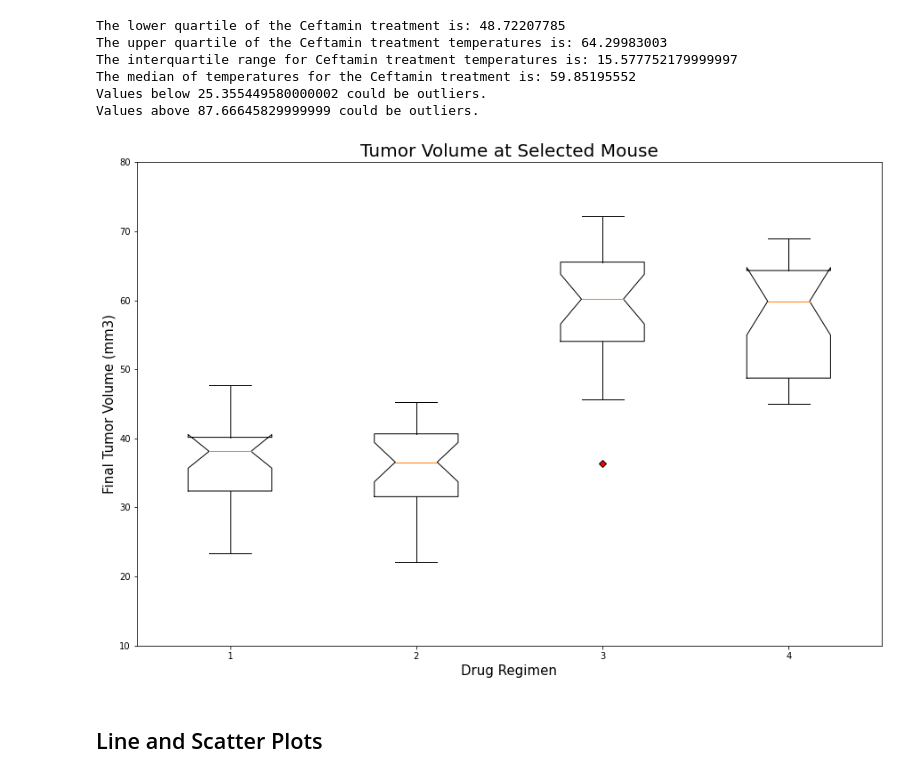
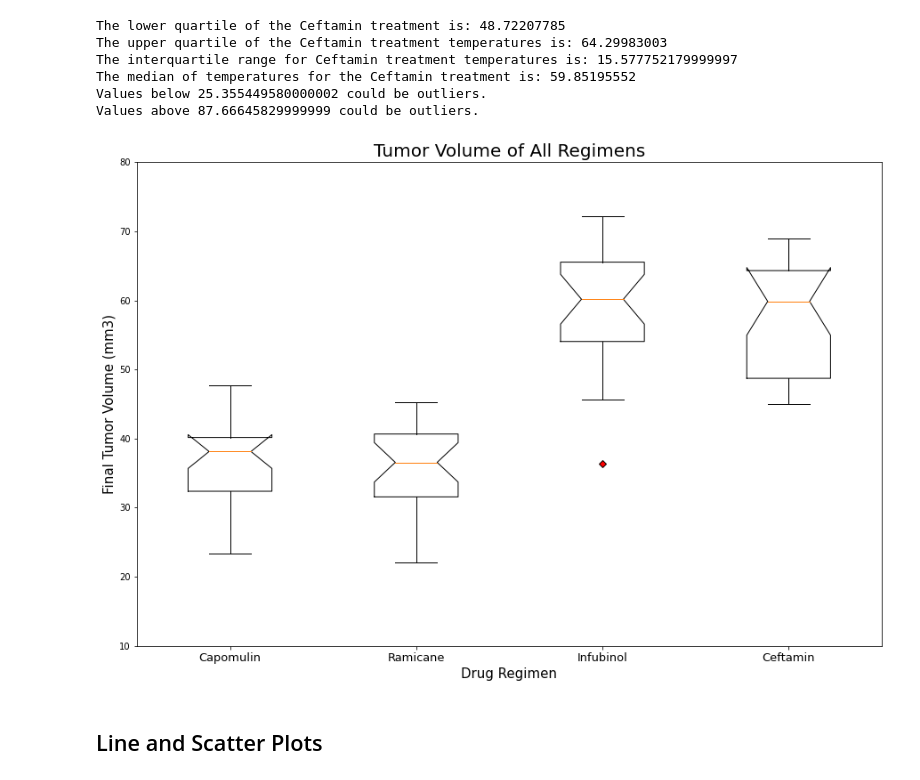
Before and after one commit to haodong191/matplotlib-challenge, a Jupyter notebook: pymaceuticals_homework.ipynb, the cells around one changed output. Saved outputs shown, nothing was run; the diff lists cells and outputs as text; code cells hidden in the pictures.

```diff
--- a/pymaceuticals_homework.ipynb
+++ b/pymaceuticals_homework.ipynb
@@ -324,17 +297,18 @@ Values above 87.66645829999999 could be outliers.
 # %%
 # Generate a box plot of the final tumor volume of each mouse across four regimens of interest
 tumor_data = [capomulin_tumors, ramicane_tumors, infubinol_tumors, ceftamin_tumors]
 Drug_Regimen = ['Capomulin', 'Ramicane', 'Infubinol', 'Ceftamin']
 fig1, ax1 = plt.subplots(figsize=(15,10))
 red_diamond = dict(markerfacecolor='r', marker='D')
-ax1.set_title('Tumor Volume at Selected Mouse',fontsize =20)
+ax1.set_title('Tumor Volume of All Regimens',fontsize =20)
 ax1.set_ylabel('Final Tumor Volume (mm3)',fontsize = 15)
 ax1.set_xlabel('Drug Regimen',fontsize = 15)
+ax1.set_xticklabels(Drug_Regimen,fontsize=13)
 ax1.boxplot(tumor_data, notch=True, flierprops=red_diamond)
 plt.ylim(10, 80)
 plt.show()
 # %% [output]
-[figure, old version]
+[figure, new version]
 # %% [markdown]
 ## Line and Scatter Plots
 # %%
```
Also changed, not shown: parts of 3 cells of this notebook.
